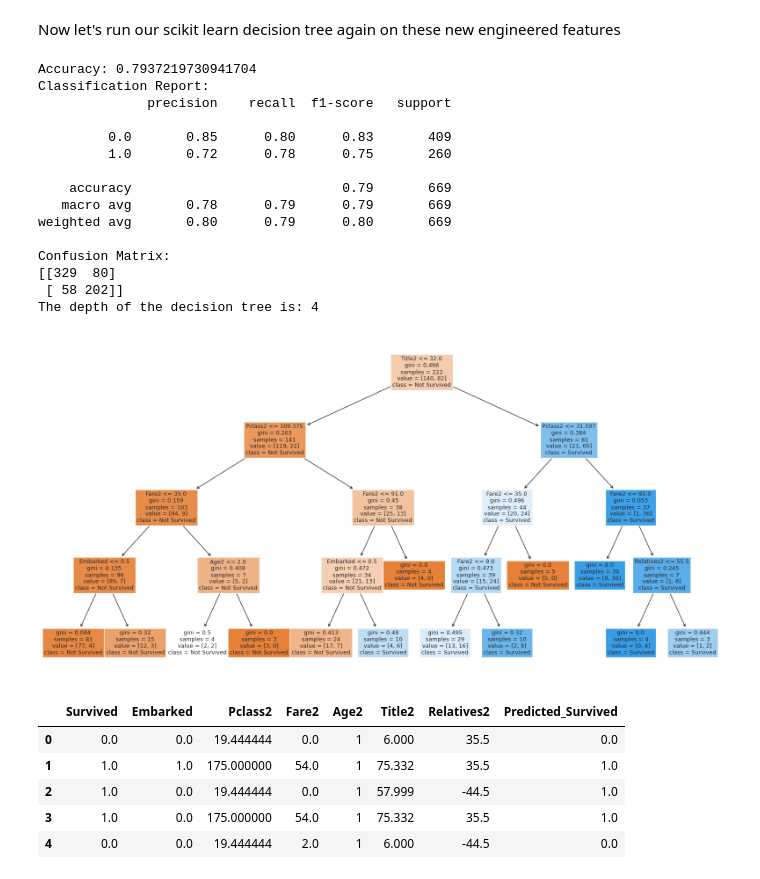
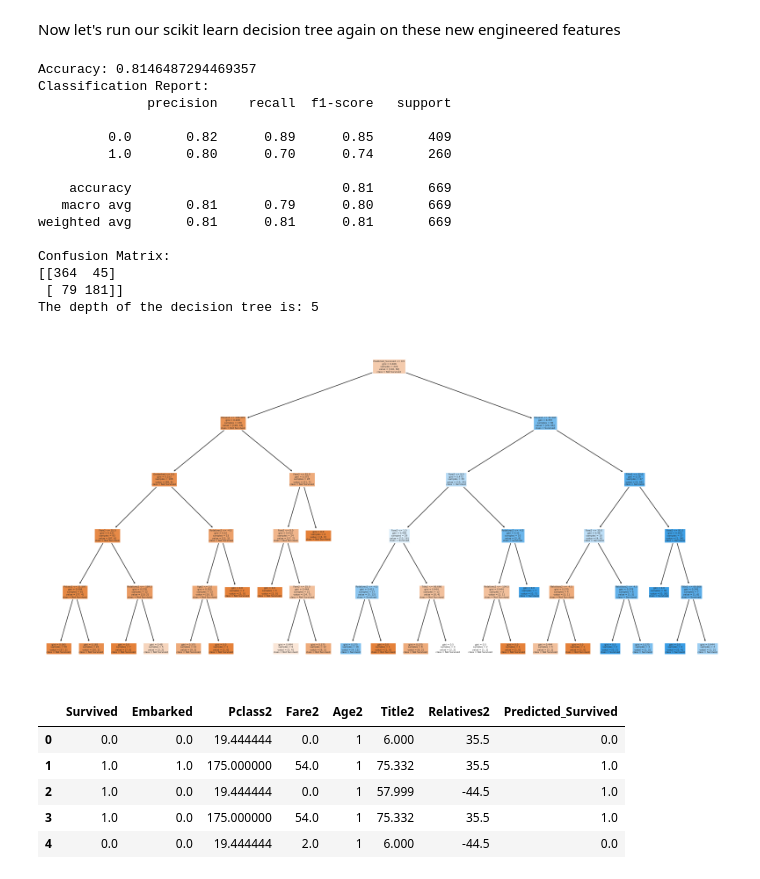
Before and after one commit to DarceCat/Adrian-Milroy, a Jupyter notebook: Titanic.ipynb, the cells around one changed output. Cells and saved outputs as stored; diff of their text form; code cells hidden in the pictures.

```diff
--- a/Titanic.ipynb
+++ b/Titanic.ipynb
@@ -437,7 +437,7 @@ y = df2['Survived']  # Target variable
 X_train, X_test, y_train, y_test = train_test_split(X, y, test_size=0.75, random_state=42)
 
 # Initialize the Decision Tree Classifier
-clf = DecisionTreeClassifier(max_depth= 4, random_state=42)
+clf = DecisionTreeClassifier(max_depth= 5, random_state=42)
 
 # Train the classifier
 clf.fit(X_train, y_train)
@@ -448,43 +448,43 @@ y_pred = clf.predict(X_test)
 # Evaluate the model
 accuracy = accuracy_score(y_test, y_pred)
 classification_rep = classification_report(y_test, y_pred)
 conf_matrix = confusion_matrix(y_test, y_pred)
 
 print(f'Accuracy: {accuracy}')
 print('Classification Report:')
 print(classification_rep)
 print('Confusion Matrix:')
 print(conf_matrix)
 
 # Get the depth of the trained decision tree
 tree_depth = clf.get_depth()
 
 print(f'The depth of the decision tree is: {tree_depth}')
 
 from sklearn.tree import plot_tree
 import matplotlib.pyplot as plt
 
 # Plot the decision tree
 plt.figure(figsize=(20, 10))
 plot_tree(clf, feature_names=X.columns, class_names=['Not Survived', 'Survived'], filled=True)
 plt.show()
 # %% [output]
-Accuracy: 0.7937219730941704
+Accuracy: 0.8146487294469357
 Classification Report:
               precision    recall  f1-score   support
 
-         0.0       0.85      0.80      0.83       409
-         1.0       0.72      0.78      0.75       260
+         0.0       0.82      0.89      0.85       409
+         1.0       0.80      0.70      0.74       260
 
-    accuracy                           0.79       669
-   macro avg       0.78      0.79      0.79       669
-weighted avg       0.80      0.79      0.80       669
+    accuracy                           0.81       669
+   macro avg       0.81      0.79      0.80       669
+weighted avg       0.81      0.81      0.81       669
 
 Confusion Matrix:
-[[329  80]
- [ 58 202]]
-The depth of the decision tree is: 4
+[[364  45]
+ [ 79 181]]
+The depth of the decision tree is: 5
-[figure, old version]
+[figure, new version]
 # %%
 # Make predictions on the entire dataset (df2) using the trained classifier
 df2['Predicted_Survived'] = clf.predict(X)
```
